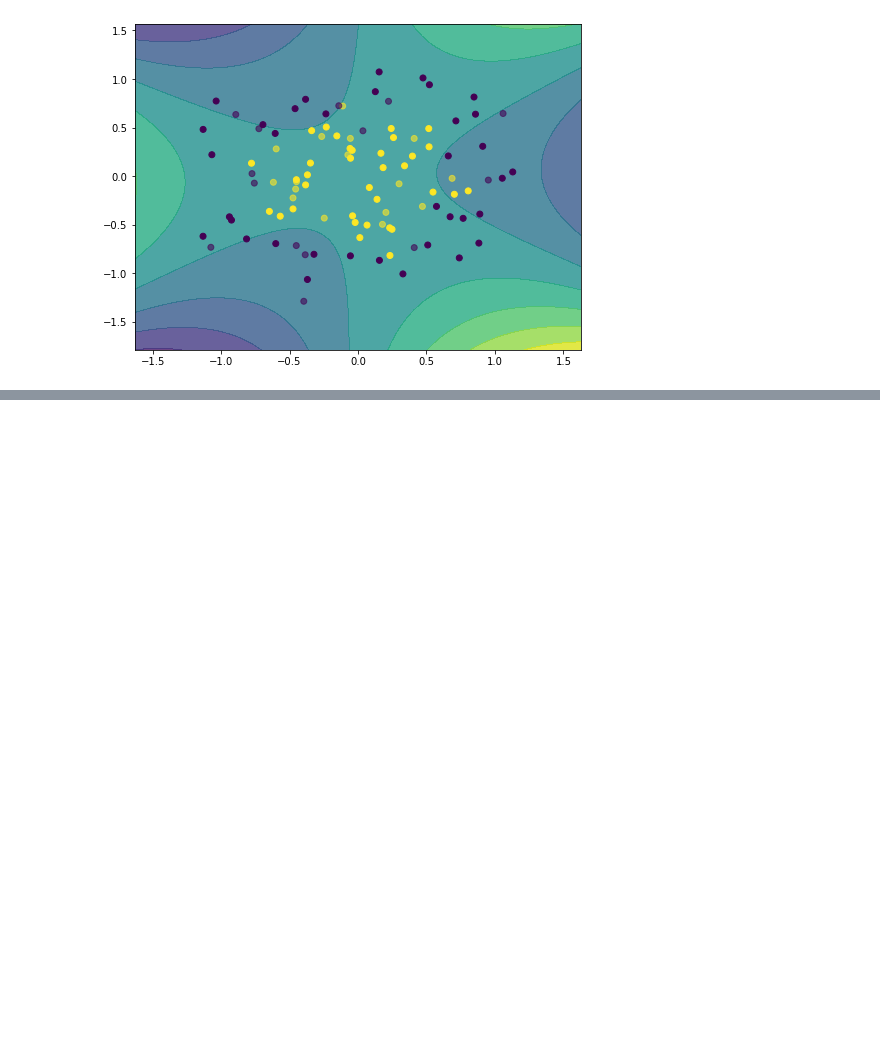
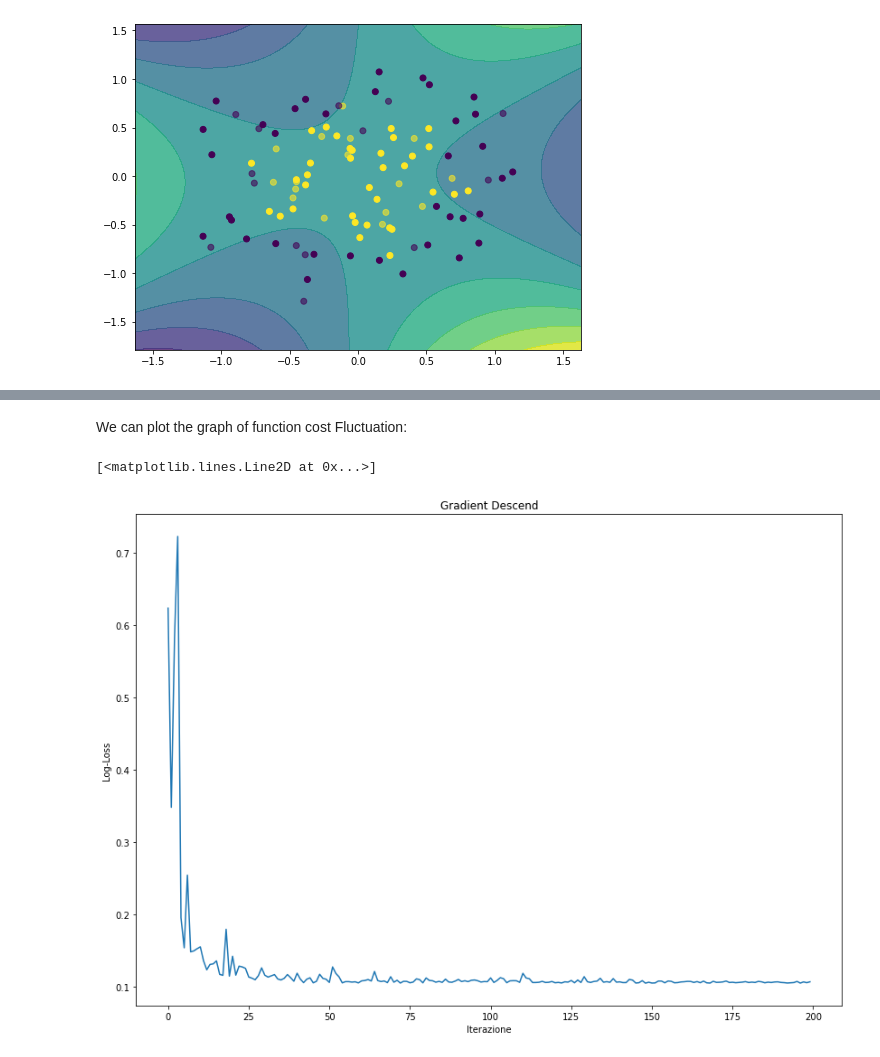
Before and after one commit to emanuele-em/Machine-Learning-and-Data-Science-by-example, a Jupyter notebook: README.ipynb, the cells around one changed output, grey strips where cells are left out. Saved outputs shown, nothing was run; the diff lists cells and outputs as text; code cells hidden in the pictures; blank space fills up the shorter version.

```diff
--- a/README.ipynb
+++ b/README.ipynb
@@ -1949,0 +2126,36 @@ ACCURACY: Train=0.5143 Test=0.4667
+# %%
+import matplotlib.pyplot as plt
+import numpy as np
+from sklearn.model_selection import train_test_split
+from sklearn.linear_model import LogisticRegression
+from sklearn.datasets import make_classification
+from sklearn.metrics import log_loss
+from sklearn.linear_model import SGDClassifier
+
+X, Y = make_classification(n_samples=1250, n_features=4, n_informative=2, random_state=0) #create classification problem ad hoc
+X_train, X_test, Y_train, Y_test = train_test_split(X,Y, test_size=0.2, random_state=0)
+
+epochs = 200
+
+n_batches=1
+
+batch_size = X_train.shape[0]/n_batches
+
+classes = np.unique(Y)
+
+sgd = SGDClassifier(loss="log")
+full_losses = []
+
+for epoch in range(epochs):
+        loss = 0.
+        X_shuffled, Y_shuffled = shuffle(X_train, Y_train)
+        for batch in range(n_batches):
+            batch_start = int(batch*batch_size)
+            batch_end = int((batch+1)*batch_size)
+            X_batch = X_shuffled[batch_start:batch_end,:]
+            Y_batch = Y_shuffled[batch_start:batch_end]
+
+            sgd.partial_fit(X_batch, Y_batch, classes=classes)
+            loss = log_loss(Y_test, sgd.predict_proba(X_test),labels=classes)
+            full_losses.append(loss)
+        print("Loss all'epoca %d = %.4f" % (epoch+1, loss))
@@ -1949,0 +2180,11 @@ ACCURACY: Train=0.5143 Test=0.4667
+# %% [markdown]
+We can plot the graph of function cost Fluctuation:
+# %%
+plt.figure(figsize=(14,10))
+plt.title("Gradient Descend")
+plt.xlabel("Iterazione")
+plt.ylabel("Log-Loss")
+plt.plot(full_losses)
+# %% [output]
+[<matplotlib.lines.Line2D at 0x...>]
+[figure, added]
```
Also changed, not shown: parts of 32 cells of this notebook, 7 other files.
